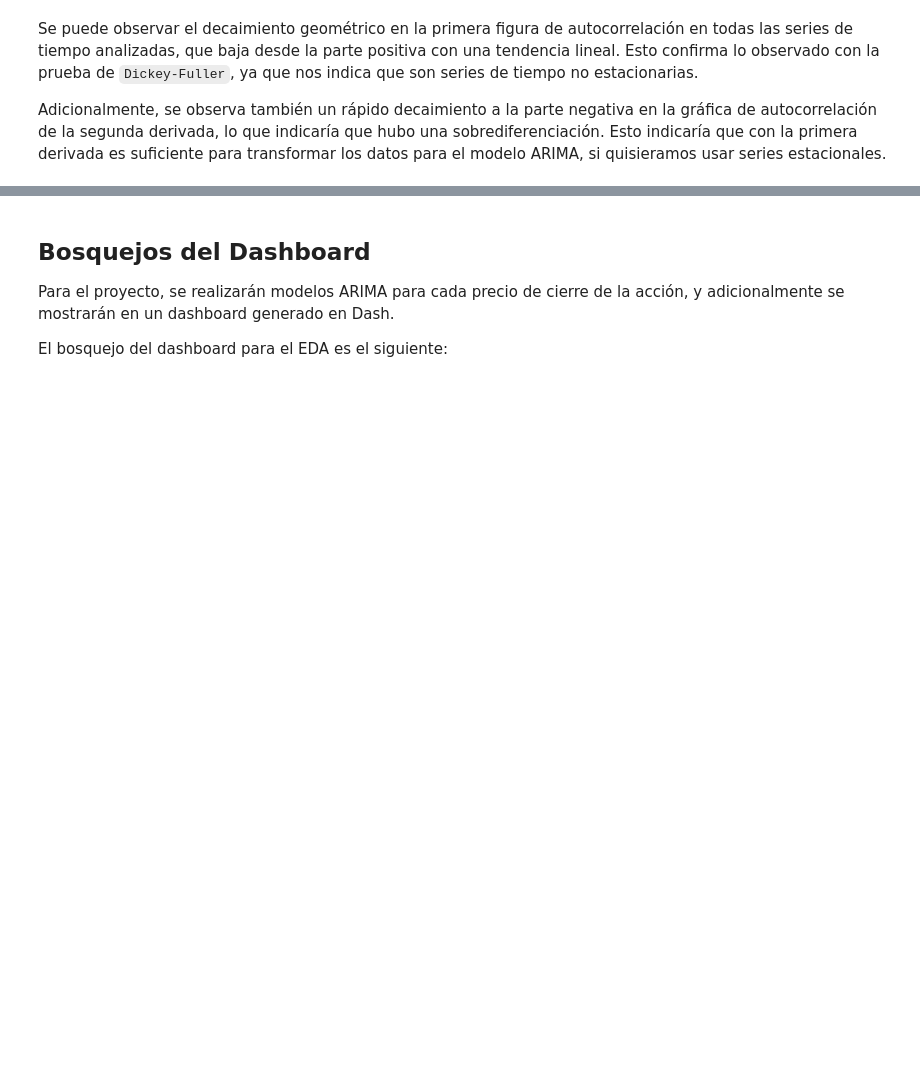
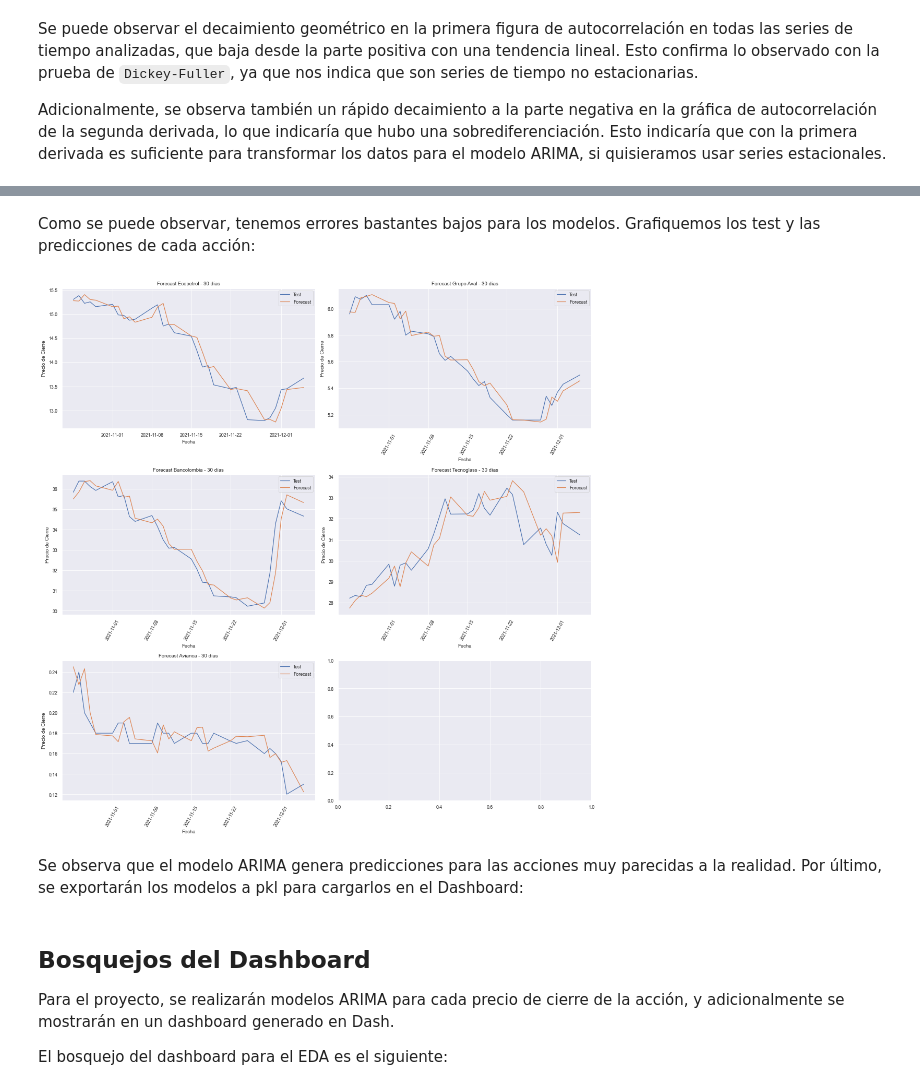
Before and after one commit to jorarcar/Visualizacion_JA_AP, a Jupyter notebook: ProyectoFinal_Python/my-book-files/EDA-book/EDA_Acciones_COL.ipynb, the cells around one changed output, grey strips where cells are left out. Saved outputs shown, nothing was run; the diff lists cells and outputs as text; code cells hidden in the pictures; blank space fills up the shorter version.

```diff
--- a/ProyectoFinal_Python/my-book-files/EDA-book/EDA_Acciones_COL.ipynb
+++ b/ProyectoFinal_Python/my-book-files/EDA-book/EDA_Acciones_COL.ipynb
@@ -733,0 +1004,15 @@ Empezemos primero con el modelo de regresión lineal. Se entrenará un modelo pa
+# %%
+def arima_rolling(history, test, best_order):
+
+    predictions = list()
+    for t in range(len(test)):
+        model_fit = ARIMA(history, order=best_order, enforce_stationarity=False).fit(method='innovations_mle')
+        output = model_fit.forecast()
+        #print(output)
+        yhat = output[0]
+        predictions.append(yhat)
+        obs = test[t]
+        history.append(obs)
+        #print('predicted=%f, expected=%f' % (yhat, obs))
+
+    return predictions
@@ -733,0 +1047,45 @@ Empezemos primero con el modelo de regresión lineal. Se entrenará un modelo pa
+# %% [markdown]
+Como se puede observar, tenemos errores bastantes bajos para los modelos. Grafiquemos los test y las predicciones de cada acción:
+# %%
+fig, ax=plt.subplots(3,2, figsize=(15,15))
+
+sns.lineplot(best_models[0][2], best_models[0][1], label="Test",ax=ax[0,0])
+sns.lineplot(best_models[0][2], predictions_list[0], label="Forecast",ax=ax[0,0]) #Modelo Ecopetrol
+ax[0,0].set_xlabel("Fecha")
+ax[0,0].set_ylabel("Precio de Cierre")
+ax[0,0].set_title("Forecast Ecopetrol - 30 días")
+
+sns.lineplot(best_models[1][2], best_models[1][1], label="Test",ax=ax[0,1])
+sns.lineplot(best_models[1][2], predictions_list[1], label="Forecast",ax=ax[0,1]) #Modelo Grupo Aval
+ax[0,1].set_xlabel("Fecha")
+ax[0,1].set_ylabel("Precio de Cierre")
+ax[0,1].set_title("Forecast Grupo Aval - 30 días")
+ax[0,1].tick_params(axis='x', rotation=60)
+
+sns.lineplot(best_models[2][2], best_models[2][1], label="Test",ax=ax[1,0])
+sns.lineplot(best_models[2][2], predictions_list[2], label="Forecast",ax=ax[1,0]) #Modelo Bancolombia
+ax[1,0].set_xlabel("Fecha")
+ax[1,0].set_ylabel("Precio de Cierre")
+ax[1,0].set_title("Forecast Bancolombia - 30 días")
+ax[1,0].tick_params(axis='x', rotation=60)
+
+sns.lineplot(best_models[3][2], best_models[3][1], label="Test",ax=ax[1,1])
+sns.lineplot(best_models[3][2], predictions_list[3], label="Forecast",ax=ax[1,1]) #Modelo Tecnoglass
+ax[1,1].set_xlabel("Fecha")
+ax[1,1].set_ylabel("Precio de Cierre")
+ax[1,1].set_title("Forecast Tecnoglass - 30 días")
+ax[1,1].tick_params(axis='x', rotation=60)
+
+sns.lineplot(best_models[4][2], best_models[4][1], label="Test",ax=ax[2,0])
+sns.lineplot(best_models[4][2], predictions_list[4], label="Forecast",ax=ax[2,0]) #Modelo Avianca
+ax[2,0].set_xlabel("Fecha")
+ax[2,0].set_ylabel("Precio de Cierre")
+ax[2,0].set_title("Forecast Avianca - 30 días")
+ax[2,0].tick_params(axis='x', rotation=60)
+
+plt.tight_layout()
+plt.show()
+# %% [output]
+[figure, added]
+# %% [markdown]
+Se observa que el modelo ARIMA genera predicciones para las acciones muy parecidas a la realidad. Por último, se exportarán los modelos a pkl para cargarlos en el Dashboard:
```
Also changed, not shown: parts of 27 cells of this notebook, 21 other files.
